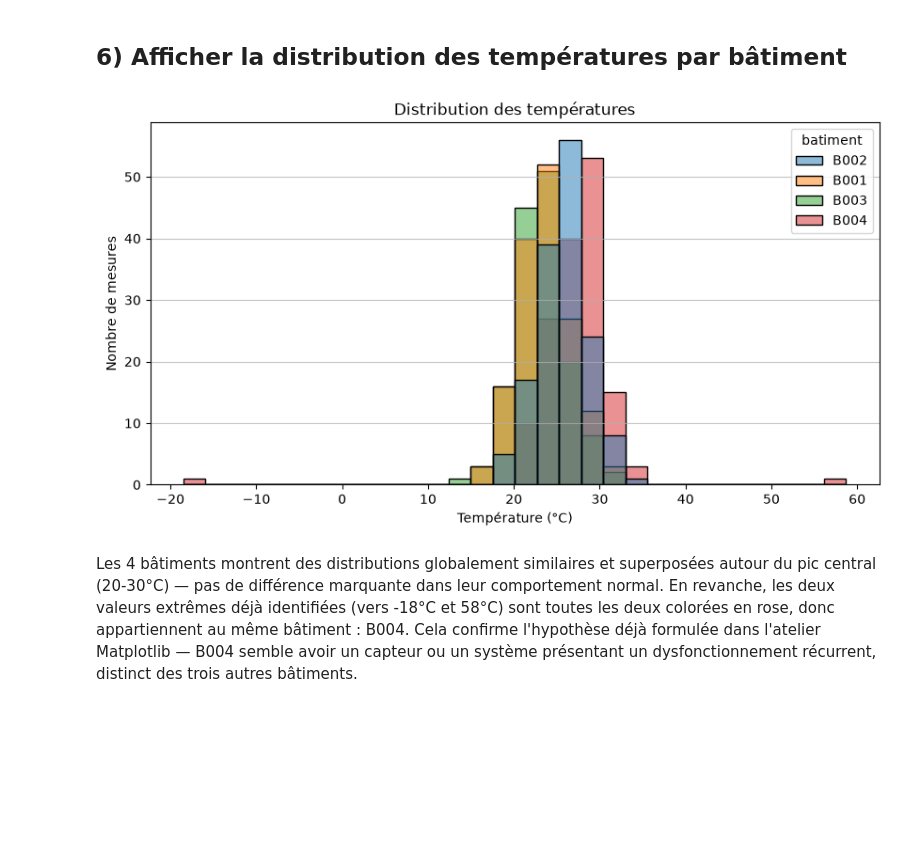
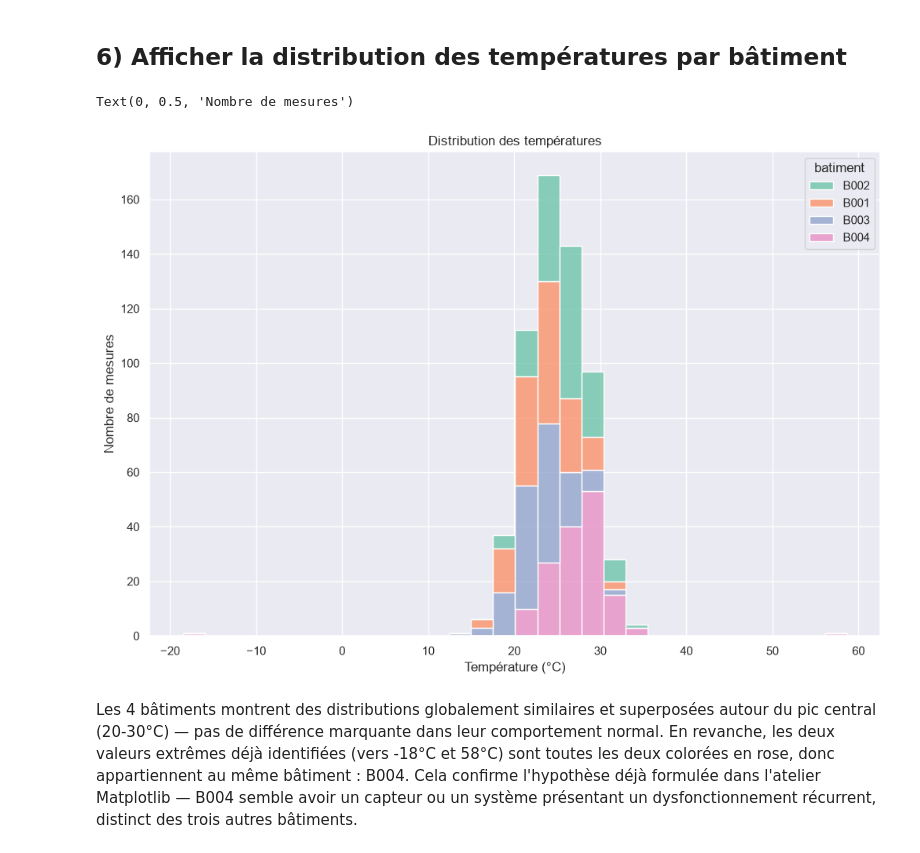
Before and after one commit to Mayra-99/atelier_seaborn_iot, a Jupyter notebook: notebooks/atelier_seaborn_iot.ipynb, the cells around one changed output. Drawn from its saved outputs; the diff is of its cells as text; code cells hidden in the pictures; blank space fills up the shorter version.

```diff
--- a/notebooks/atelier_seaborn_iot.ipynb
+++ b/notebooks/atelier_seaborn_iot.ipynb
@@ -114,16 +114,15 @@ précise des mesures centrales.
 # %% [markdown]
 ## 6) Afficher la distribution des températures par bâtiment
 # %%
-plt.figure(figsize=(10, 5))
+plt.figure(figsize=(12, 8))
 
-sns.histplot(data=df, x="temperature" , bins=30,hue="batiment", color="red")
+sns.histplot(data=df, x="temperature" , bins=30,hue="batiment", multiple="stack", palette="Set2")
 plt.title("Distribution des températures")
 plt.xlabel("Température (°C)")
 plt.ylabel("Nombre de mesures")
-plt.grid(axis='y', alpha=0.75)
-plt.show()
 # %% [output]
+Text(0, 0.5, 'Nombre de mesures')
-[figure, old version]
+[figure, new version]
 # %% [markdown]
 
 
```
Also changed, not shown: parts of 1 cell of this notebook.
